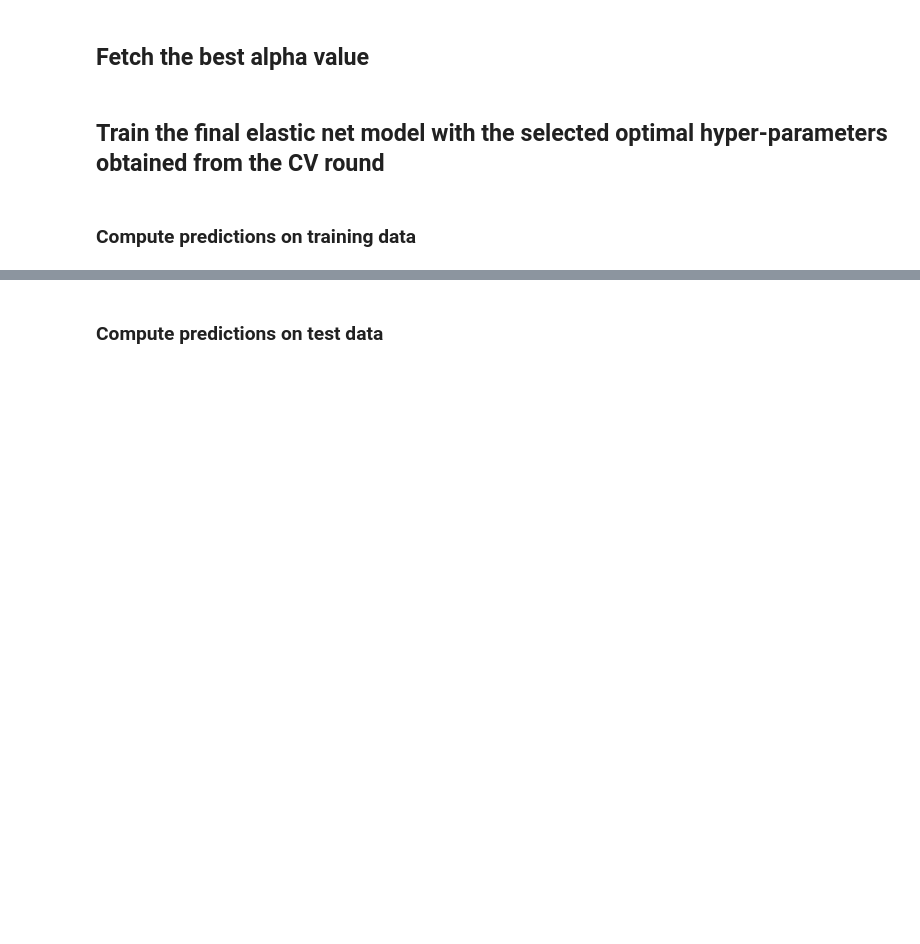
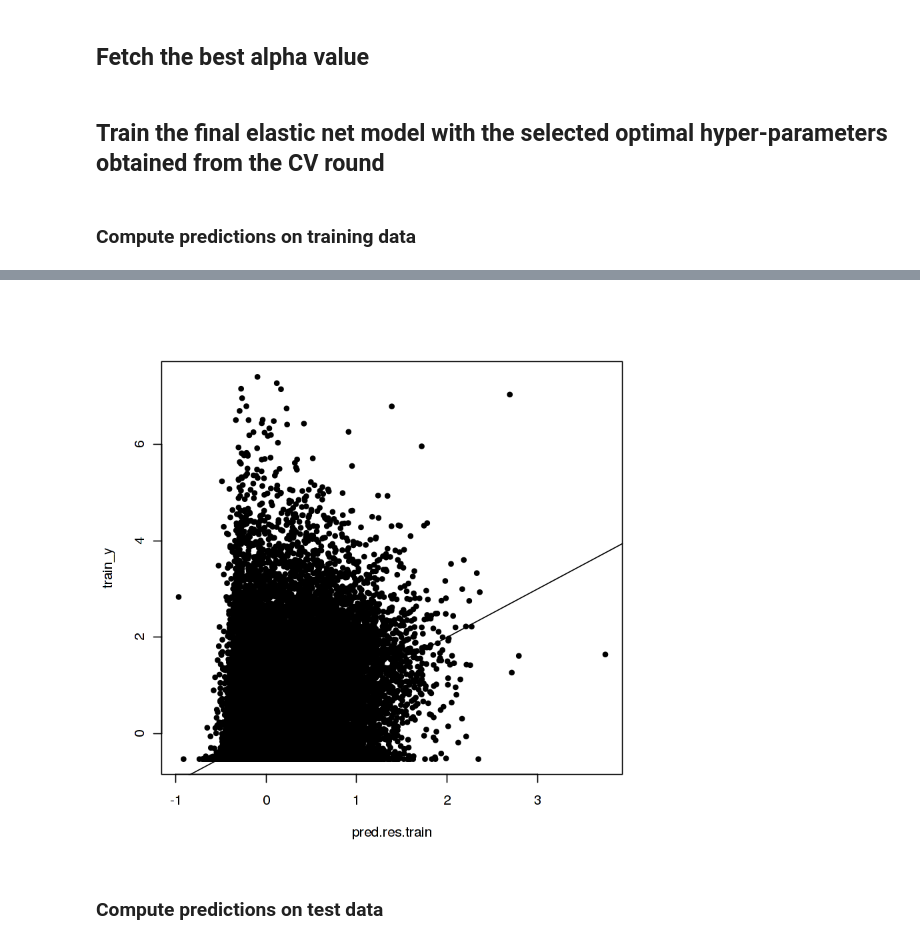
Before and after one commit to fba67/scMTL, a Jupyter notebook: feat2resp_bulk_LiHe_500bpWinTF.ipynb, the cells around one changed output, grey strips where cells are left out. Saved outputs shown, nothing was run; the diff lists cells and outputs as text; code cells hidden in the pictures; blank space fills up the shorter version.

```diff
--- a/feat2resp_bulk_LiHe_500bpWinTF.ipynb
+++ b/feat2resp_bulk_LiHe_500bpWinTF.ipynb
@@ -208,3 +219,8 @@ cor(pred.res.train, train_y)
+# %%
+plot(pred.res.train, train_y, pch= 20)
+abline(a=0, b= 1)
+# %% [output]
+[figure, added]
 # %% [markdown]
 ### Compute predictions on test data
 # %%
```
Also changed, not shown: parts of 25 cells of this notebook.
